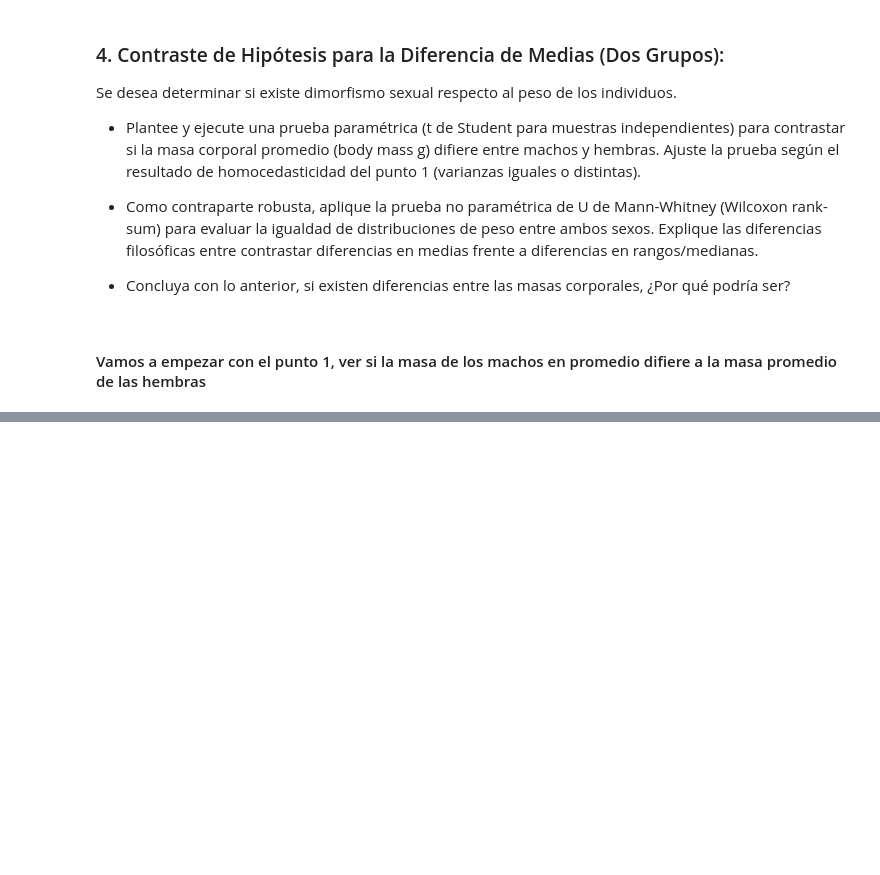
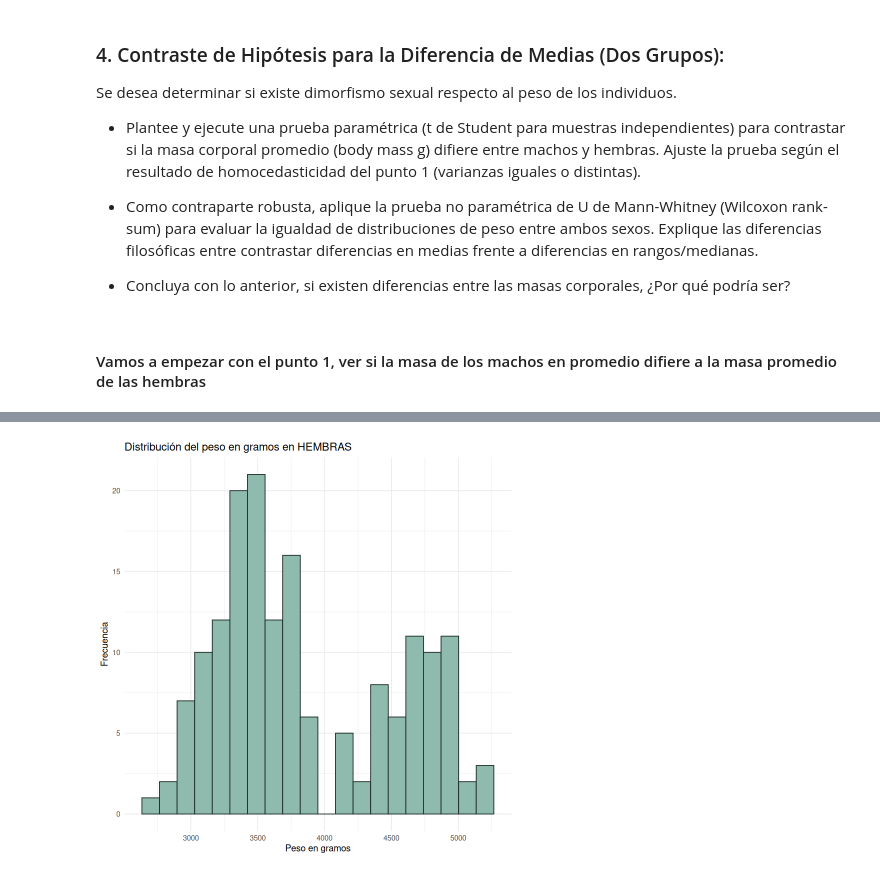
Before and after one commit to JPMtz65/Ciencia-de-Datos, a Jupyter notebook: M1/Tarea1/pinguinos.ipynb, the cells around one changed output, grey strips where cells are left out. Cells and saved outputs as stored; diff of their text form; code cells hidden in the pictures; blank space fills up the shorter version.

```diff
--- a/M1/Tarea1/pinguinos.ipynb
+++ b/M1/Tarea1/pinguinos.ipynb
@@ -386,0 +435,15 @@ Se desea determinar si existe dimorfismo sexual respecto al peso de los individu
+# %%
+ggplot(data = filter(penguins, sex == 'female'), aes(x = body_mass_g)) +
+  geom_histogram(
+    fill = "#8fbbae",
+    color = "#1e2d29",
+    bins = 20
+  ) +
+  labs(
+    title = "Distribución del peso en gramos en HEMBRAS",
+    x = "Peso en gramos",
+    y = "Frecuencia"
+  ) +
+  theme_minimal()
+# %% [output]
+[figure, added]
```
Also changed, not shown: parts of 11 cells of this notebook, 2 other files.
